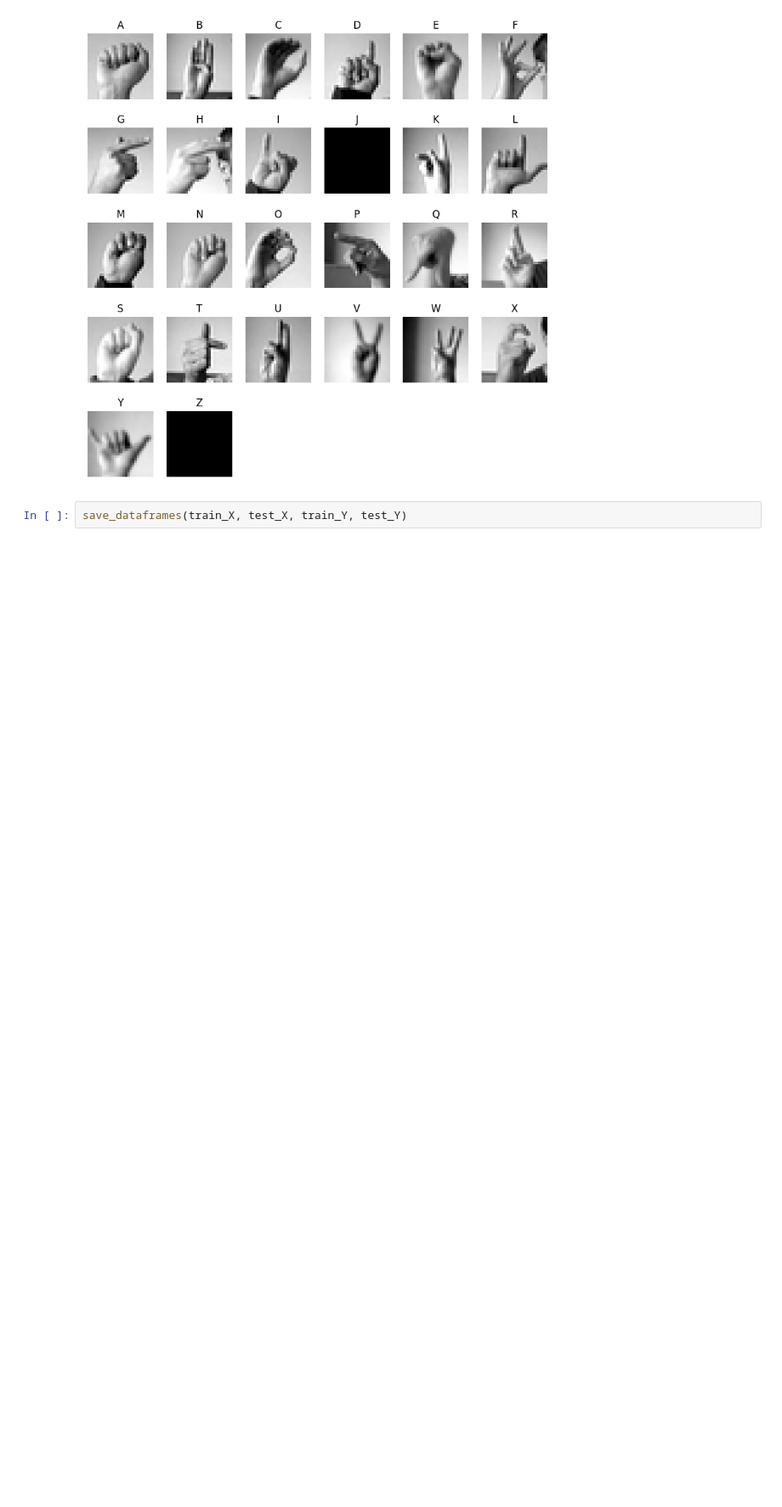
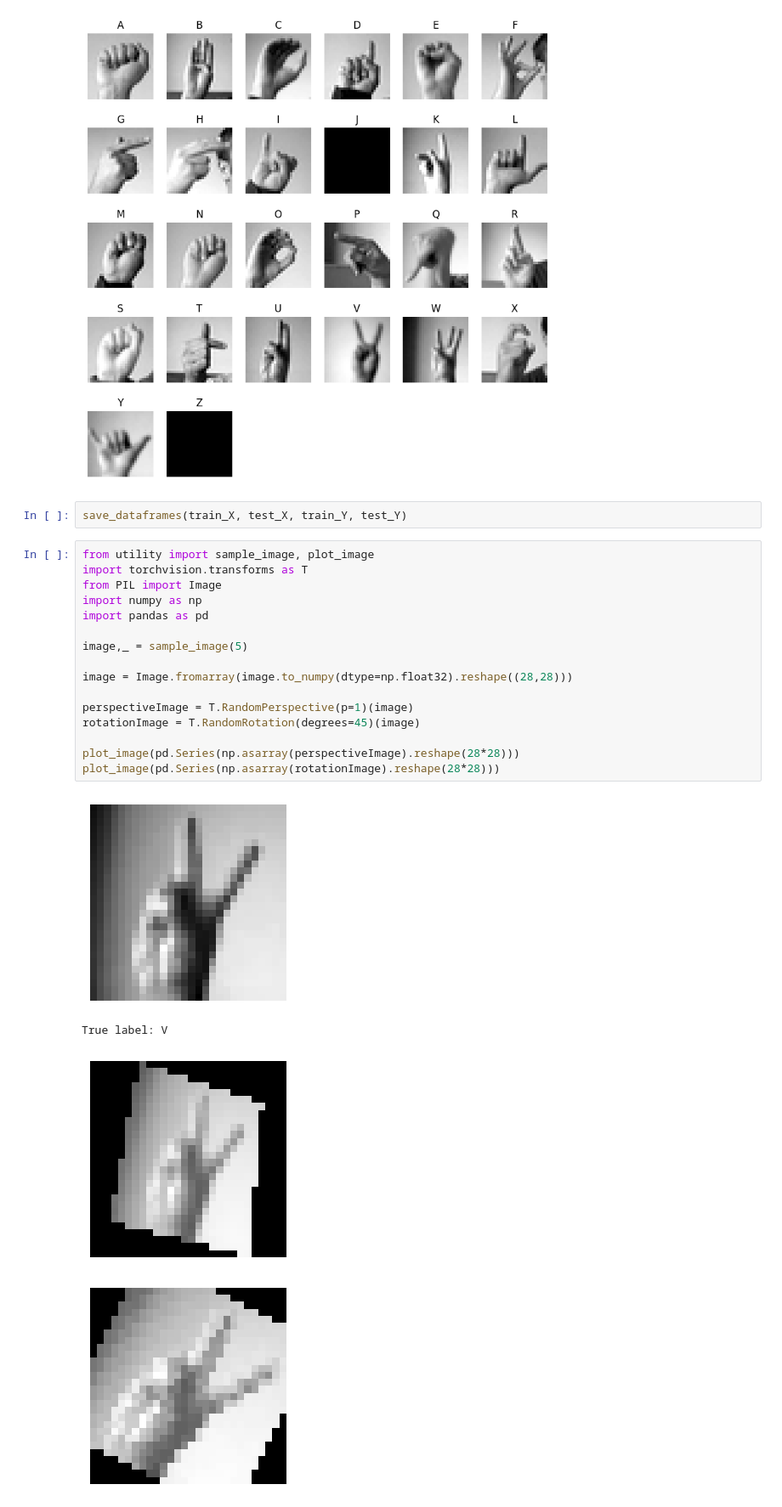
Before and after one commit to Lotto98/Sign-Language-MNIST, a Jupyter notebook: src/dataset.ipynb, the cells around one changed output. Shown: that part at 85% size. Drawn from its saved outputs; the diff is of its cells as text; blank space fills up the shorter version.

```diff
--- a/src/dataset.ipynb
+++ b/src/dataset.ipynb
@@ -106,3 +106,24 @@ plot_images(train_X,train_Y)
 [figure]
 # %%
 save_dataframes(train_X, test_X, train_Y, test_Y)
+# %%
+from utility import sample_image, plot_image
+import torchvision.transforms as T
+from PIL import Image
+import numpy as np
+import pandas as pd
+
+image,_ = sample_image(5)
+
+image = Image.fromarray(image.to_numpy(dtype=np.float32).reshape((28,28)))
+
+perspectiveImage = T.RandomPerspective(p=1)(image)
+rotationImage = T.RandomRotation(degrees=45)(image)
+
+plot_image(pd.Series(np.asarray(perspectiveImage).reshape(28*28)))
+plot_image(pd.Series(np.asarray(rotationImage).reshape(28*28)))
+# %% [output]
+[figure, added]
+True label: V
+[figure, added]
+[figure, added]
```
Also changed, not shown: 3 other files.
